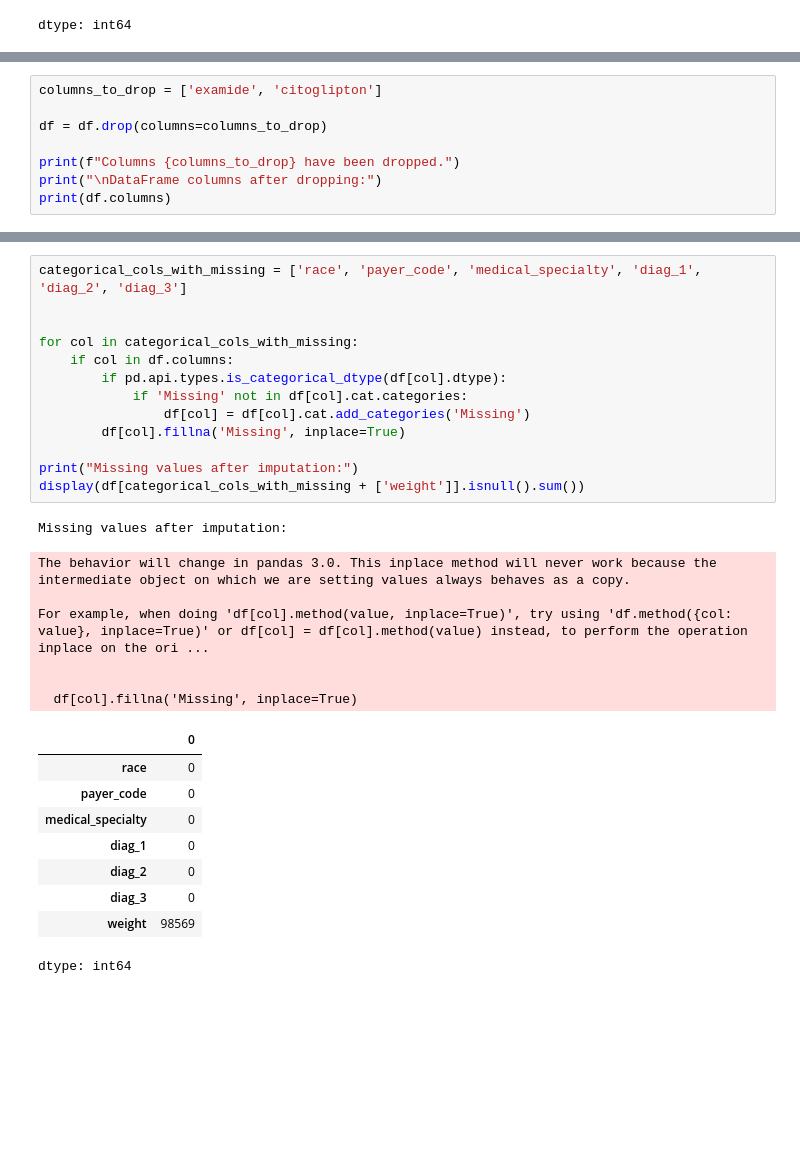
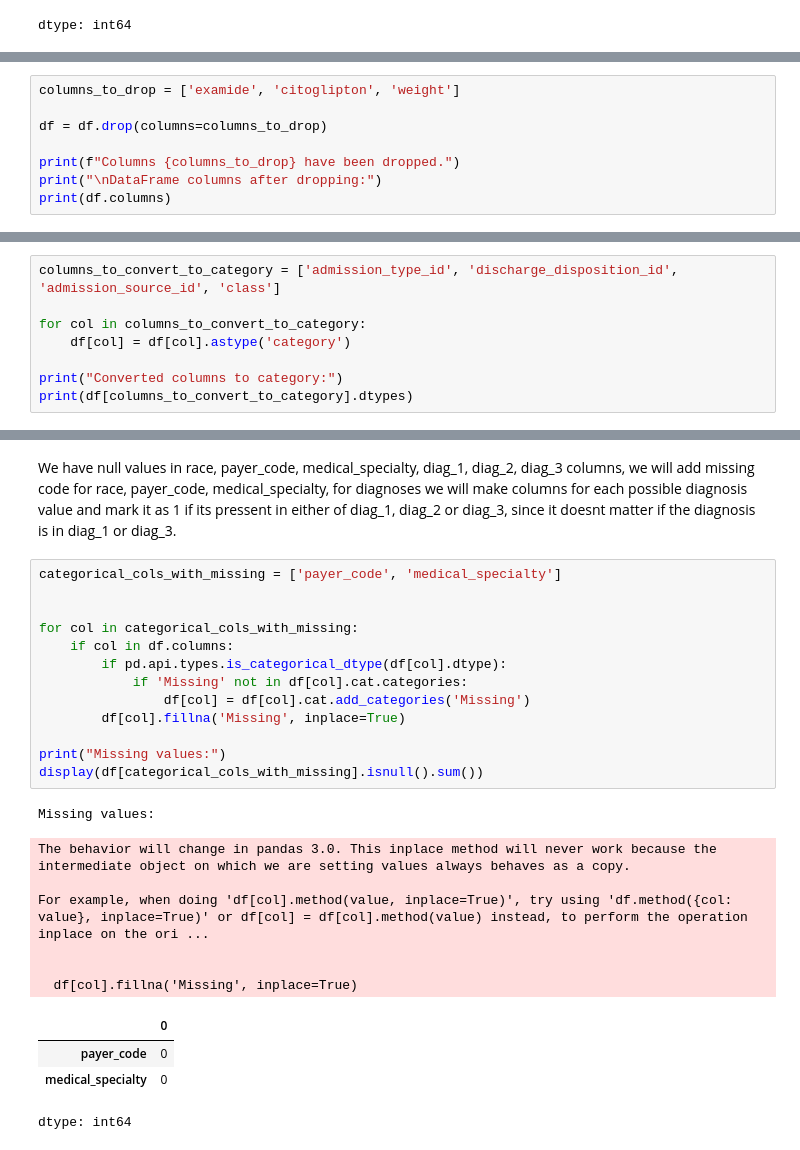
Before and after one commit to kurcinamarian/ZNEUS-2025-Diabetes, a Jupyter notebook: notebooks/DataAnalysis.ipynb, the cells around one changed output, grey strips where cells are left out. Cells and saved outputs as stored; diff of their text form; blank space fills up the shorter version.

```diff
--- a/notebooks/DataAnalysis.ipynb
+++ b/notebooks/DataAnalysis.ipynb
@@ -82,5 +90,5 @@ dtype: int64
 # %%
-columns_to_drop = ['examide', 'citoglipton']
+columns_to_drop = ['examide', 'citoglipton', 'weight']
 
 df = df.drop(columns=columns_to_drop)
 
@@ -106,0 +117,8 @@ Index(['admission_type_id', 'discharge_disposition_id', 'admission_source_id',
+# %%
+columns_to_convert_to_category = ['admission_type_id', 'discharge_disposition_id', 'admission_source_id', 'class']
+
+for col in columns_to_convert_to_category:
+    df[col] = df[col].astype('category')
+
+print("Converted columns to category:")
+print(df[columns_to_convert_to_category].dtypes)
@@ -177,33 +208,30 @@ change                          0
 diabetesMed                     0
 class                           0
 dtype: int64
+# %% [markdown]
+We have null values in race, payer_code, medical_specialty, diag_1, diag_2, diag_3 columns, we will add missing code for race, payer_code, medical_specialty, for diagnoses we will make columns for each possible diagnosis value and mark it as 1 if its pressent in either of diag_1, diag_2 or diag_3, since it doesnt matter if the diagnosis is in diag_1 or diag_3.
 # %%
-categorical_cols_with_missing = ['race', 'payer_code', 'medical_specialty', 'diag_1', 'diag_2', 'diag_3']
+categorical_cols_with_missing = ['payer_code', 'medical_specialty']
 
 
 for col in categorical_cols_with_missing:
     if col in df.columns:
         if pd.api.types.is_categorical_dtype(df[col].dtype):
             if 'Missing' not in df[col].cat.categories:
                 df[col] = df[col].cat.add_categories('Missing')
         df[col].fillna('Missing', inplace=True)
 
-print("Missing values after imputation:")
-display(df[categorical_cols_with_missing + ['weight']].isnull().sum())
+print("Missing values:")
+display(df[categorical_cols_with_missing].isnull().sum())
 # %% [output]
-Missing values after imputation:
+Missing values:
 The behavior will change in pandas 3.0. This inplace method will never work because the intermediate object on which we are setting values always behaves as a copy.
 
 For example, when doing 'df[col].method(value, inplace=True)', try using 'df.method({col: value}, inplace=True)' or df[col] = df[col].method(value) instead, to perform the operation inplace on the ori ...
 
 
   df[col].fillna('Missing', inplace=True)
 |  | 0 |
-| race | 0 |
 | payer_code | 0 |
 | medical_specialty | 0 |
-| diag_1 | 0 |
-| diag_2 | 0 |
-| diag_3 | 0 |
-| weight | 98569 |
 dtype: int64
```
Also changed, not shown: parts of 31 cells of this notebook.
